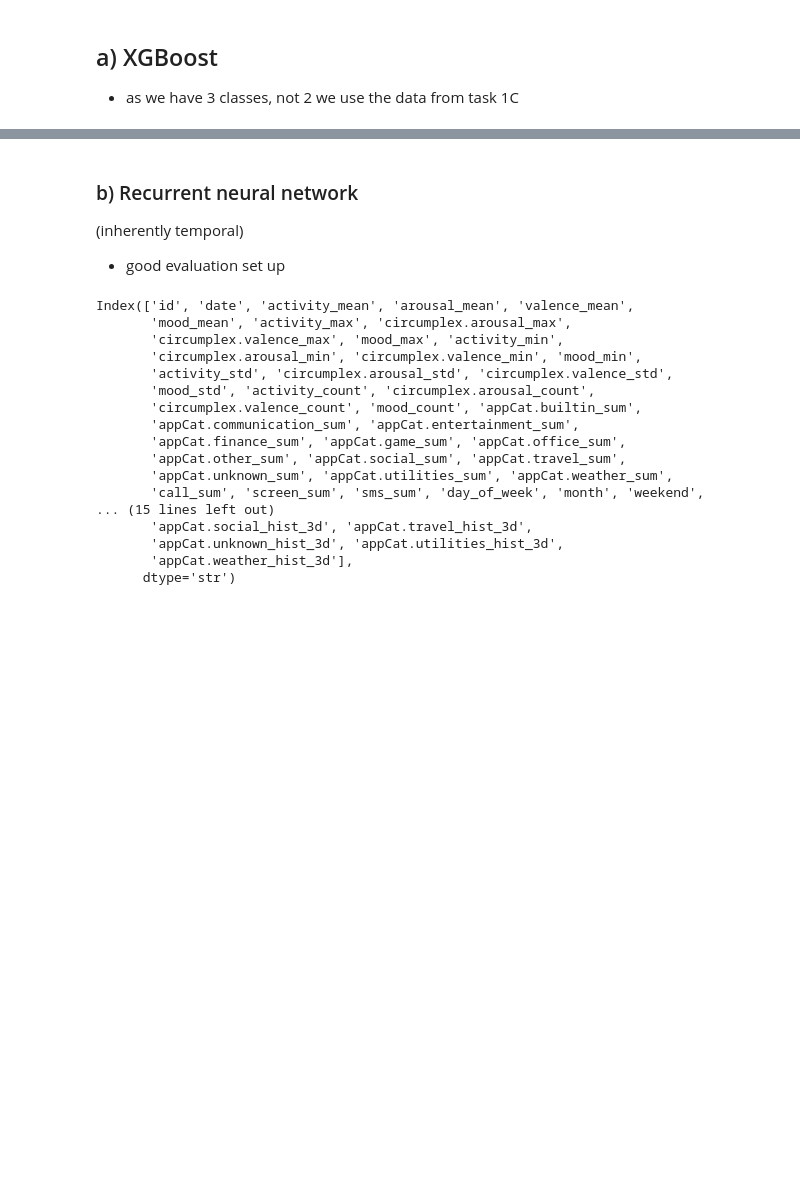
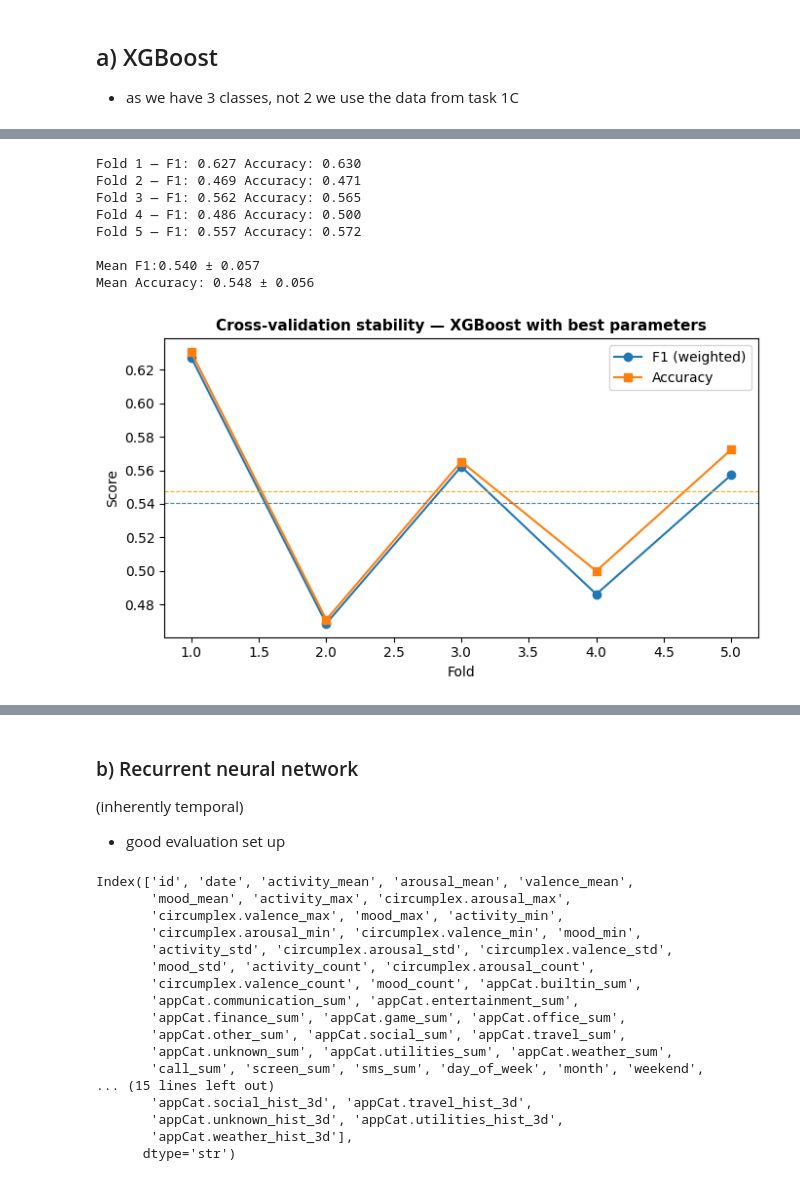
Before and after one commit to alicja-a-d/Data_Mining, a Jupyter notebook: assignment1_DMT_v1.ipynb, the cells around one changed output, grey strips where cells are left out. Saved outputs shown, nothing was run; the diff lists cells and outputs as text; code cells hidden in the pictures; blank space fills up the shorter version.

```diff
--- a/assignment1_DMT_v1.ipynb
+++ b/assignment1_DMT_v1.ipynb
@@ -424,6 +424,7 @@ Shape after removing gaps: (1891, 40)
 df_daily = (df_consec.set_index('date')
            .groupby('id')
            .resample('D').asfreq()
+           .drop(columns='id')  # removing the redundant column
            .reset_index()).copy()
 # %%
 df_daily.isna().sum()
@@ -1343,0 +1196,19 @@ very good mood       0.66      0.67      0.66        81
+# %%
+groups_train = df_ml.loc[train_idx, 'id'].values
+custom_cv = list(group_time_series_split(groups_train, n_splits=5))
+
+random_search = RandomizedSearchCV(
+    estimator=pipe,
+    param_distributions=param_grid,
+    n_iter=50,# number of random combinations to try
+    cv=custom_cv, # 5-fold time-series cross-validation inside search
+    scoring='f1_weighted', # weighted F1 accounts for class imbalance
+    random_state=1,
+    n_jobs=-1,# all available CPU cores
+    verbose=1
+)
+
+random_search.fit(X_train_full, y_train_full, model__sample_weight=sample_weights)
+
+print(f"\nBest parameters: {random_search.best_params_}")
+print(f"Best CV F1 (weighted): {random_search.best_score_:.3f}")
@@ -1343,0 +1264,60 @@ very good mood       0.66      0.67      0.66        81
+# %%
+# 4. 5-fold cross-validation with best parameters
+# shows stability in each fold - checks if the performance is the same on all time periods
+best_params = {k.replace('model__', ''): v for k, v in random_search.best_params_.items()}
+
+fold_scores = {'f1': [], 'accuracy': []}
+
+for fold, (tr_idx, val_idx) in enumerate(custom_cv):
+    X_tr  = X_train_full.iloc[tr_idx]
+    X_val = X_train_full.iloc[val_idx]
+    y_tr  = y_train_full.iloc[tr_idx]
+    y_val = y_train_full.iloc[val_idx]
+
+    # scaler - separate inside each fold so validation statistics never leak into training
+    scaler = StandardScaler()
+    X_tr_scaled = scaler.fit_transform(X_tr)
+    X_val_scaled = scaler.transform(X_val)
+
+    fold_model = xgb.XGBClassifier(
+        **best_params,
+        objective='multi:softmax',
+        num_class=3,
+        eval_metric='mlogloss',
+        random_state=1
+    )
+    fold_model.fit(X_tr_scaled, y_tr, sample_weight=sample_weights)
+    y_val_pred = fold_model.predict(X_val_scaled)
+
+     # weighted f1 to account for slight class imbalance (better than raw accuracy)
+    fold_f1 = f1_score(y_val, y_val_pred, average='weighted')
+    fold_acc = (y_val == y_val_pred).mean()
+    fold_scores['f1'].append(fold_f1)
+    fold_scores['accuracy'].append(fold_acc)
+    print(f"Fold {fold+1} — F1: {fold_f1:.3f} Accuracy: {fold_acc:.3f}")
+
+print(f"\nMean F1:{np.mean(fold_scores['f1']):.3f} ± {np.std(fold_scores['f1']):.3f}")
+print(f"Mean Accuracy: {np.mean(fold_scores['accuracy']):.3f} ± {np.std(fold_scores['accuracy']):.3f}")
+
+# cross-validation fold scores plot (stability)
+fig, ax = plt.subplots(figsize=(7, 4))
+ax.plot(range(1, 6), fold_scores['f1'], marker='o', label='F1 (weighted)')
+ax.plot(range(1, 6), fold_scores['accuracy'], marker='s', label='Accuracy')
+ax.axhline(np.mean(fold_scores['f1']), linestyle='--', color='steelblue', linewidth=0.8)
+ax.axhline(np.mean(fold_scores['accuracy']), linestyle='--', color='orange', linewidth=0.8)
+ax.set_xlabel('Fold')
+ax.set_ylabel('Score')
+ax.set_title('Cross-validation stability — XGBoost with best parameters')
+ax.legend()
+plt.tight_layout()
+plt.show()
+# %% [output]
+Fold 1 — F1: 0.627 Accuracy: 0.630
+Fold 2 — F1: 0.469 Accuracy: 0.471
+Fold 3 — F1: 0.562 Accuracy: 0.565
+Fold 4 — F1: 0.486 Accuracy: 0.500
+Fold 5 — F1: 0.557 Accuracy: 0.572
+
+Mean F1:0.540 ± 0.057
+Mean Accuracy: 0.548 ± 0.056
+[figure, added]
```
Also changed, not shown: parts of 35 cells of this notebook, 2 other files.
